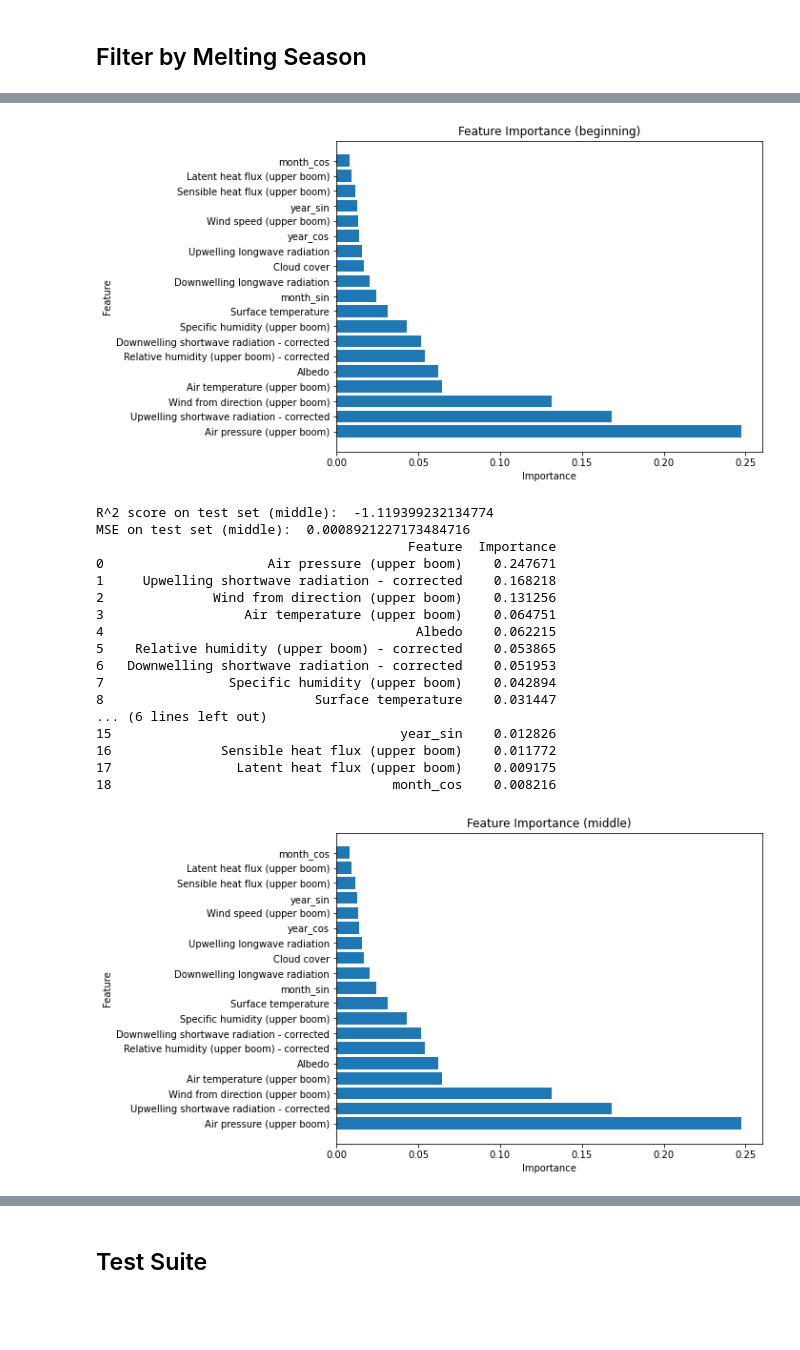
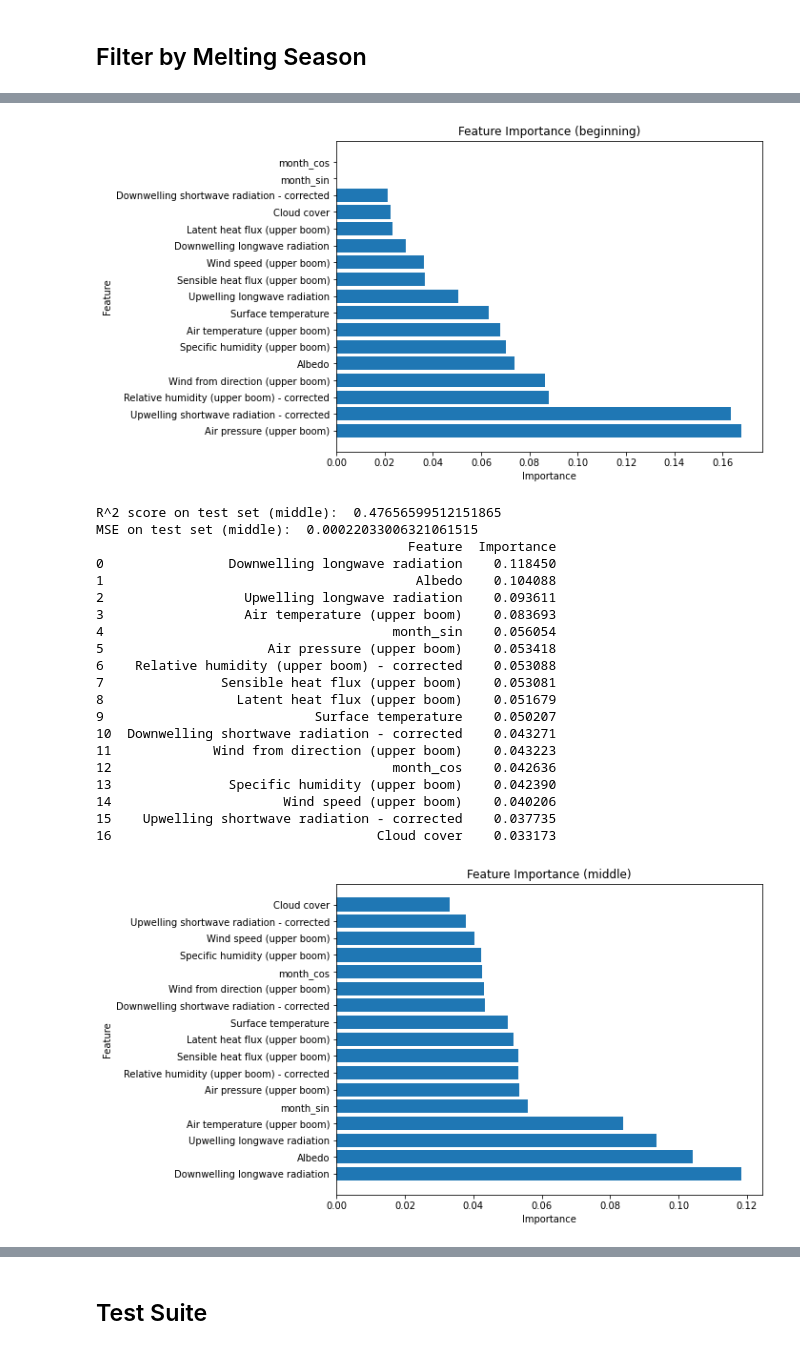
Before and after one commit to markbjerre/GEUS-Master-Thesis, a Jupyter notebook: scripts/SMB_Models_XGB.ipynb, the cells around one changed output, grey strips where cells are left out. Drawn from its saved outputs; the diff is of its cells as text; code cells hidden in the pictures; blank space fills up the shorter version.

```diff
--- a/scripts/SMB_Models_XGB.ipynb
+++ b/scripts/SMB_Models_XGB.ipynb
@@ -67,3 +67,7 @@ for category in ['pre', 'beginning', 'middle', 'end']:
 # This bit retrieve the indexes for Ablation periods
 for category in [True]:
     exec(f"indices_ablation = df[df['Ablation'] == {category}].index")
+
+# This bit retrieve the indexes for Ablation periods
+for category in [True]:
+    exec(f"indices_ablation = df[df['Ablation'] == {category}].index")
@@ -130,7 +161,8 @@ from feature_engine.creation import CyclicalFeatures
 cyclical = CyclicalFeatures(variables=None, drop_original=True)
 
 
-cyclical = cyclical.fit_transform(df[['month', 'year']])
+#cyclical = cyclical.fit_transform(df[['month', 'year']]) # with year
+cyclical = cyclical.fit_transform(df[['month']]) # without year
 df = pd.merge(df, cyclical, left_index=True, right_index=True)
 
 df = df[[column for column in df.columns if column not in exclude_list]]
@@ -156,7 +172,8 @@ from sklearn.preprocessing import StandardScaler, MinMaxScaler, RobustScaler
 
 
 scalers = [StandardScaler(), MinMaxScaler(), RobustScaler()]
-num_cols = df.select_dtypes(include=['int64','float64']).drop(['Surface height from combined measurements', 'Surface height from combined measurements DELTA','month_sin','month_cos','year_sin','year_cos'], axis=1).columns #select numerical columns except y and cyclical feature
+#num_cols = df.select_dtypes(include=['int64','float64']).drop(['Surface height from combined measurements', 'Surface height from combined measurements DELTA','month_sin','month_cos','year_sin','year_cos'], axis=1).columns #select numerical columns except y and cyclical feature
+num_cols = df.select_dtypes(include=['int64','float64']).drop(['Surface height from combined measurements', 'Surface height from combined measurements DELTA','month_sin','month_cos'], axis=1).columns #select numerical columns except y and cyclical feature
 
 scaler = MinMaxScaler()
 
@@ -317,26 +318,29 @@ MSE on test set:  0.03140495643604142
 ## Filter by Melting Season
 # %%
 ### This bit for delta
-for category in ['pre','beginning', 'middle', 'end']:
+for category in ['pre', 'beginning', 'middle', 'end']:
     indices = eval(f"indices_{category}")  # Get the indices for the current category
 
     # Find common indexes
+    X_Train_valid_indices = indices.intersection(X_delta_train.index)
+    y_Train_valid_indices = indices.intersection(y_delta_train.index)
     X_Test_valid_indices = indices.intersection(X_delta_test.index)
     y_Test_valid_indices = indices.intersection(y_delta_test.index)
 
     # filter out by indeces
+    X_train_category = X_delta_train.loc[X_Train_valid_indices]
+    y_train_category = y_delta_train.loc[y_Train_valid_indices]
     X_test_category = X_delta_test.loc[X_Test_valid_indices]
     y_test_category = y_delta_test.loc[y_Test_valid_indices]
 
     # Apply XGB on all periods
-    #model_delta.fit(X_train_category, y_train_category)
+    model_delta.fit(X_train_category, y_train_category)  # Fit a new model on each subset
     y_pred_category = model_delta.predict(X_test_category)
 
     r2 = r2_score(y_test_category, y_pred_category)
     mse = mean_squared_error(y_test_category, y_pred_category)
     print(f"R^2 score on test set ({category}): ", r2)
     print(f"MSE on test set ({category}): ", mse)
-    feature_importance =  model_delta.feature_importances_
 
     # Get the feature importance scores and plot them
     feature_importance = pd.DataFrame({'Feature': X_delta_train.columns, 'Importance': model_delta.feature_importances_})
@@ -390,19 +400,22 @@ MSE on test set (beginning):  0.11745288601411986
-[figure, old version]
+[figure, new version]
-R^2 score on test set (middle):  -1.119399232134774
-MSE on test set (middle):  0.0008921227173484716
+R^2 score on test set (middle):  0.47656599512151865
+MSE on test set (middle):  0.00022033006321061515
                                         Feature  Importance
-0                     Air pressure (upper boom)    0.247671
-1     Upwelling shortwave radiation - corrected    0.168218
-2              Wind from direction (upper boom)    0.131256
-3                  Air temperature (upper boom)    0.064751
-4                                        Albedo    0.062215
-5    Relative humidity (upper boom) - corrected    0.053865
-6   Downwelling shortwave radiation - corrected    0.051953
-7                Specific humidity (upper boom)    0.042894
-8                           Surface temperature    0.031447
-... (6 lines left out)
-15                                     year_sin    0.012826
-16              Sensible heat flux (upper boom)    0.011772
-17                Latent heat flux (upper boom)    0.009175
-18                                    month_cos    0.008216
+0                Downwelling longwave radiation    0.118450
+1                                        Albedo    0.104088
+2                  Upwelling longwave radiation    0.093611
+3                  Air temperature (upper boom)    0.083693
+4                                     month_sin    0.056054
+5                     Air pressure (upper boom)    0.053418
+6    Relative humidity (upper boom) - corrected    0.053088
+7               Sensible heat flux (upper boom)    0.053081
+8                 Latent heat flux (upper boom)    0.051679
+9                           Surface temperature    0.050207
+10  Downwelling shortwave radiation - corrected    0.043271
+11             Wind from direction (upper boom)    0.043223
+12                                    month_cos    0.042636
+13               Specific humidity (upper boom)    0.042390
+14                      Wind speed (upper boom)    0.040206
+15    Upwelling shortwave radiation - corrected    0.037735
+16                                  Cloud cover    0.033173
-[figure, old version]
+[figure, new version]
```
Also changed, not shown: parts of 12 cells of this notebook, 5 other files.
